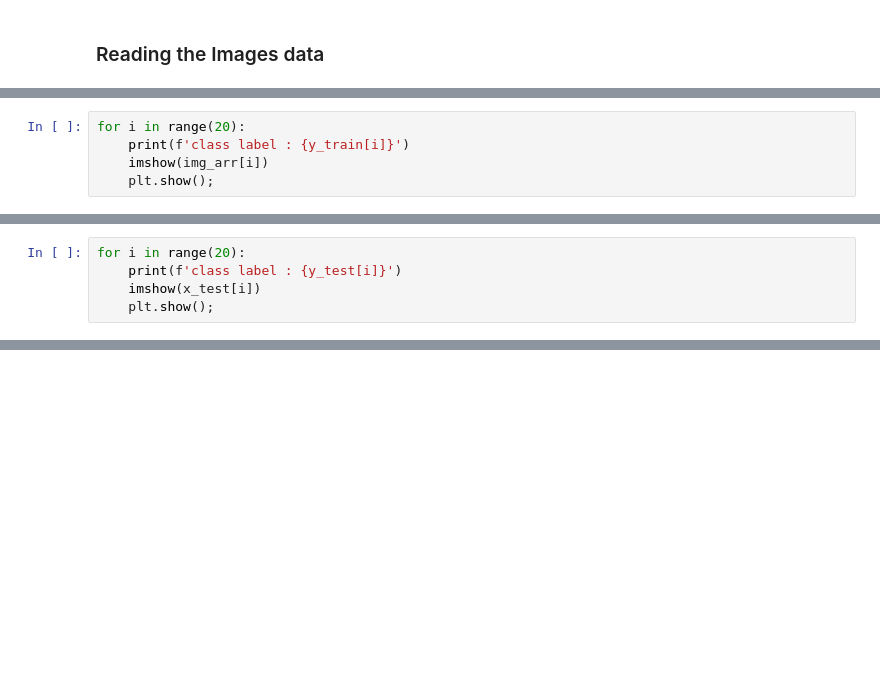
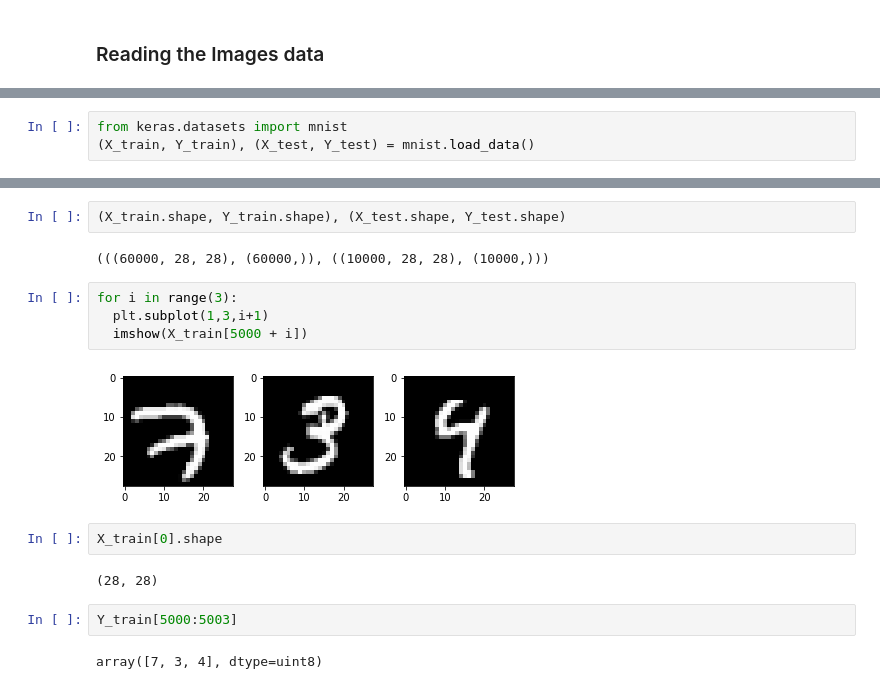
Before and after one commit to amandeepsingh1111/Deep-Learning, a Jupyter notebook: CNN/img_classf.ipynb, the cells around one changed output, grey strips where cells are left out. Drawn from its saved outputs; the diff is of its cells as text; blank space fills up the shorter version.

```diff
--- a/CNN/img_classf.ipynb
+++ b/CNN/img_classf.ipynb
@@ -160,5 +4,0 @@ print(img_arr.shape)
-# %%
-for i in range(20):
-    print(f'class label : {y_train[i]}')
-    imshow(img_arr[i])
-    plt.show();
@@ -288,5 +4,0 @@ print(y_test.shape)
-# %%
-for i in range(20):
-    print(f'class label : {y_test[i]}')
-    imshow(x_test[i])
-    plt.show();
@@ -384,0 +16,3 @@ Y_test_one_hot first 3 rows:
+# %%
+from keras.datasets import mnist
+(X_train, Y_train), (X_test, Y_test) = mnist.load_data()
@@ -384,0 +23,18 @@ Y_test_one_hot first 3 rows:
+# %%
+(X_train.shape, Y_train.shape), (X_test.shape, Y_test.shape)
+# %% [output]
+(((60000, 28, 28), (60000,)), ((10000, 28, 28), (10000,)))
+# %%
+for i in range(3):
+  plt.subplot(1,3,i+1)
+  imshow(X_train[5000 + i])
+# %% [output]
+[figure, added]
+# %%
+X_train[0].shape
+# %% [output]
+(28, 28)
+# %%
+Y_train[5000:5003]
+# %% [output]
+array([7, 3, 4], dtype=uint8)
```
Also changed, not shown: parts of 60 cells of this notebook.
